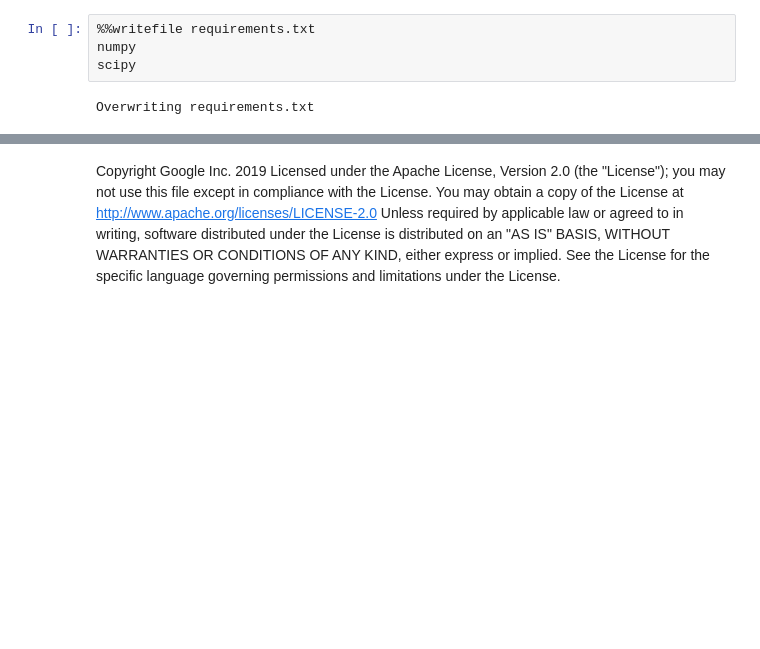
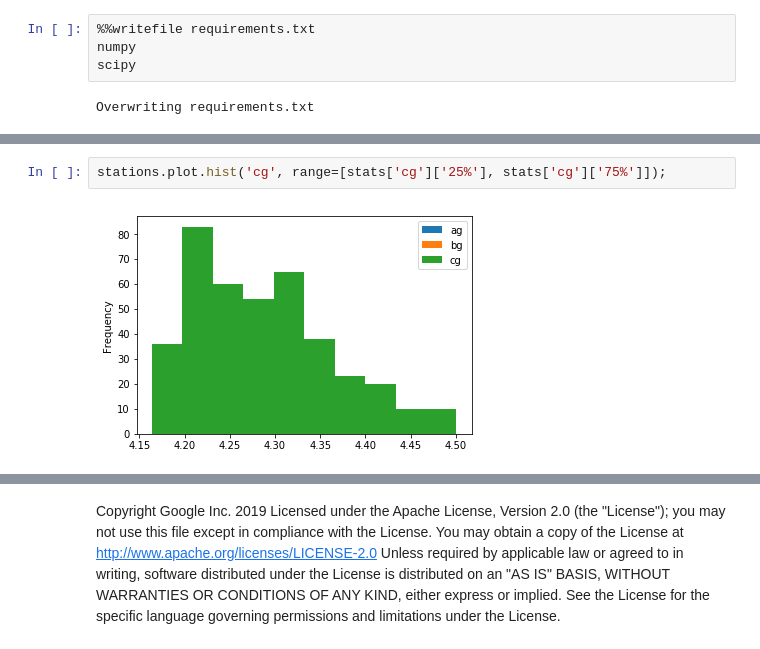
Before and after one commit to GoogleCloudPlatform/bigquery-oreilly-book, a Jupyter notebook: 05_devel/statfit.ipynb, the cells around one changed output, grey strips where cells are left out. Cells and saved outputs as stored; diff of their text form; blank space fills up the shorter version.

```diff
--- a/05_devel/statfit.ipynb
+++ b/05_devel/statfit.ipynb
@@ -155,0 +218,4 @@ AttributeError: 'module' object has no attribute 'WriteToBigQuery'
+# %%
+stations.plot.hist('cg', range=[stats['cg']['25%'], stats['cg']['75%']]);
+# %% [output]
+[figure, added]
```
Also changed, not shown: parts of 14 cells of this notebook, 2 other files.
